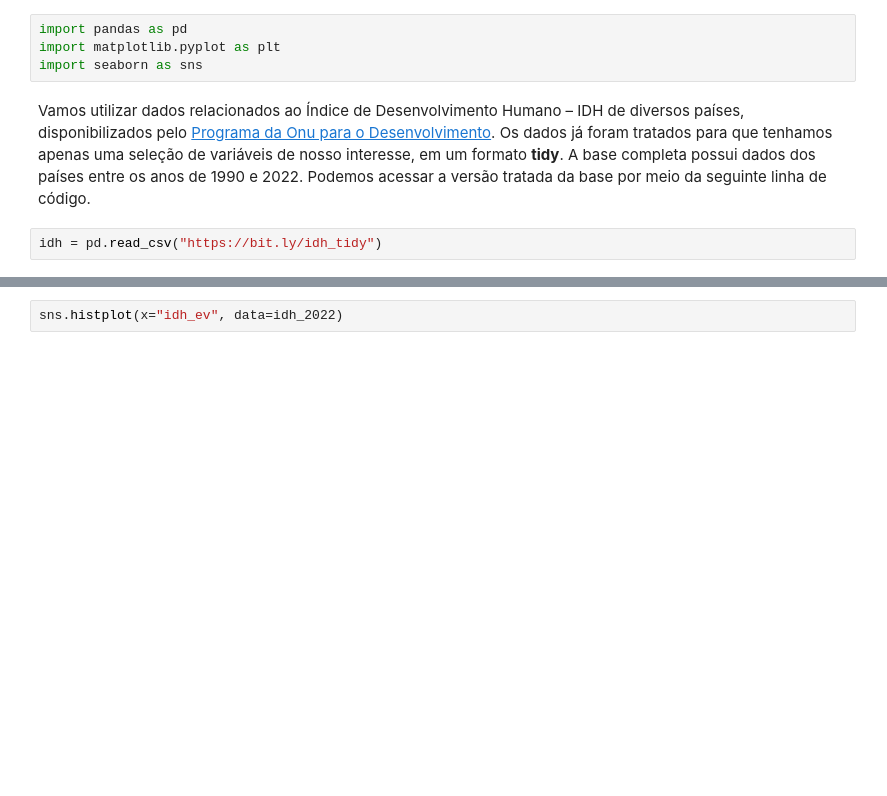
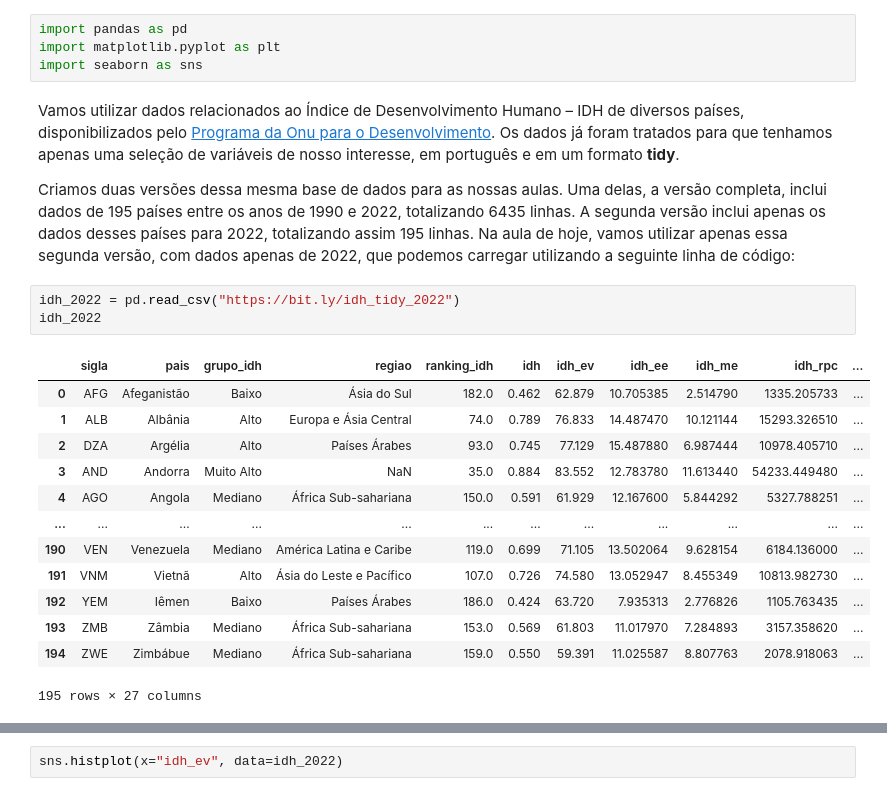
Before and after one commit to lthevenard/curso_prog, a Jupyter notebook: assets/_hidden/aula4.ipynb, the cells around one changed output, grey strips where cells are left out. Drawn from its saved outputs; the diff is of its cells as text; blank space fills up the shorter version.

Commit message:
editando a apostila da aula 4

```diff
--- a/assets/_hidden/aula4.ipynb
+++ b/assets/_hidden/aula4.ipynb
@@ -23,7 +23,24 @@ import pandas as pd
 import matplotlib.pyplot as plt
 import seaborn as sns
 # %% [markdown]
-Vamos utilizar dados relacionados ao Índice de Desenvolvimento Humano – IDH de diversos países, disponibilizados pelo [Programa da Onu para o Desenvolvimento](https://hdr.undp.org/data-center/human-development-index#/indicies/HDI). Os dados já foram tratados para que tenhamos apenas uma seleção de variáveis de nosso interesse, em um formato **tidy**. A base completa possui dados dos países entre os anos de 1990 e 2022. Podemos acessar a versão tratada da base por meio da seguinte linha de código.
+Vamos utilizar dados relacionados ao Índice de Desenvolvimento Humano – IDH de diversos países, disponibilizados pelo [Programa da Onu para o Desenvolvimento](https://hdr.undp.org/data-center/human-development-index#/indicies/HDI). Os dados já foram tratados para que tenhamos apenas uma seleção de variáveis de nosso interesse, em português e em um formato **tidy**.
+
+Criamos duas versões dessa mesma base de dados para as nossas aulas. Uma delas, a versão completa, inclui dados de 195 países entre os anos de 1990 e 2022, totalizando 6435 linhas. A segunda versão inclui apenas os dados desses países para 2022, totalizando assim 195 linhas. Na aula de hoje, vamos utilizar apenas essa segunda versão, com dados apenas de 2022, que podemos carregar utilizando a seguinte linha de código:
 # %%
-idh = pd.read_csv("https://bit.ly/idh_tidy")
+idh_2022 = pd.read_csv("https://bit.ly/idh_tidy_2022")
+idh_2022
+# %% [output]
+|  | sigla | pais | grupo_idh | regiao | ranking_idh | idh | idh_ev | idh_ee | idh_me | idh_rpc | ... |
+| 0 | AFG | Afeganistão | Baixo | Ásia do Sul | 182.0 | 0.462 | 62.879 | 10.705385 | 2.514790 | 1335.205733 | ... |
+| 1 | ALB | Albânia | Alto | Europa e Ásia Central | 74.0 | 0.789 | 76.833 | 14.487470 | 10.121144 | 15293.326510 | ... |
+| 2 | DZA | Argélia | Alto | Países Árabes | 93.0 | 0.745 | 77.129 | 15.487880 | 6.987444 | 10978.405710 | ... |
+| 3 | AND | Andorra | Muito Alto | NaN | 35.0 | 0.884 | 83.552 | 12.783780 | 11.613440 | 54233.449480 | ... |
+| 4 | AGO | Angola | Mediano | África Sub-sahariana | 150.0 | 0.591 | 61.929 | 12.167600 | 5.844292 | 5327.788251 | ... |
+| ... | ... | ... | ... | ... | ... | ... | ... | ... | ... | ... | ... |
+| 190 | VEN | Venezuela | Mediano | América Latina e Caribe | 119.0 | 0.699 | 71.105 | 13.502064 | 9.628154 | 6184.136000 | ... |
+| 191 | VNM | Vietnã | Alto | Ásia do Leste e Pacífico | 107.0 | 0.726 | 74.580 | 13.052947 | 8.455349 | 10813.982730 | ... |
+| 192 | YEM | Iêmen | Baixo | Países Árabes | 186.0 | 0.424 | 63.720 | 7.935313 | 2.776826 | 1105.763435 | ... |
+| 193 | ZMB | Zâmbia | Mediano | África Sub-sahariana | 153.0 | 0.569 | 61.803 | 11.017970 | 7.284893 | 3157.358620 | ... |
+| 194 | ZWE | Zimbábue | Mediano | África Sub-sahariana | 159.0 | 0.550 | 59.391 | 11.025587 | 8.807763 | 2078.918063 | ... |
+195 rows × 27 columns
 # %% [markdown]
```
Also changed, not shown: parts of 14 cells of this notebook.
